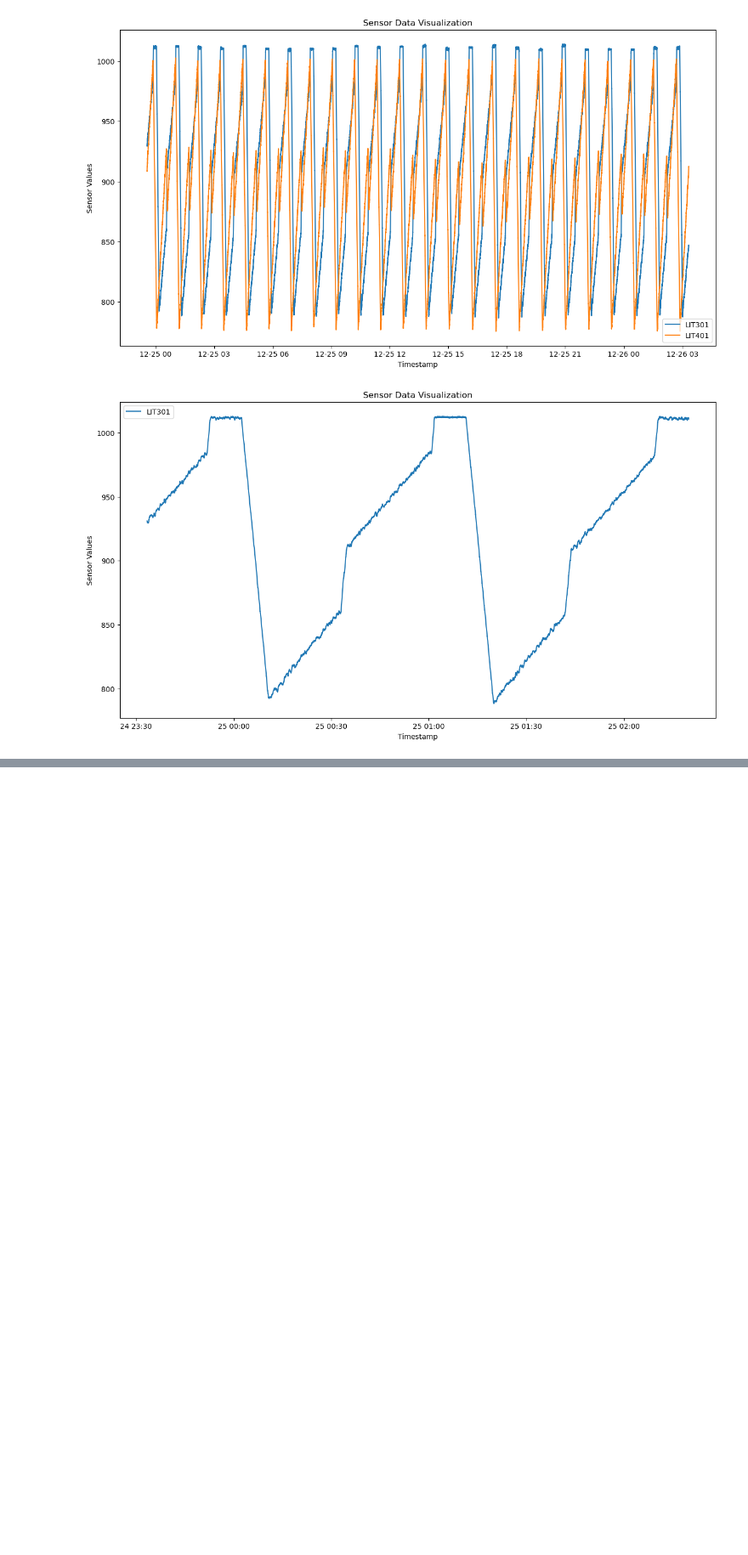
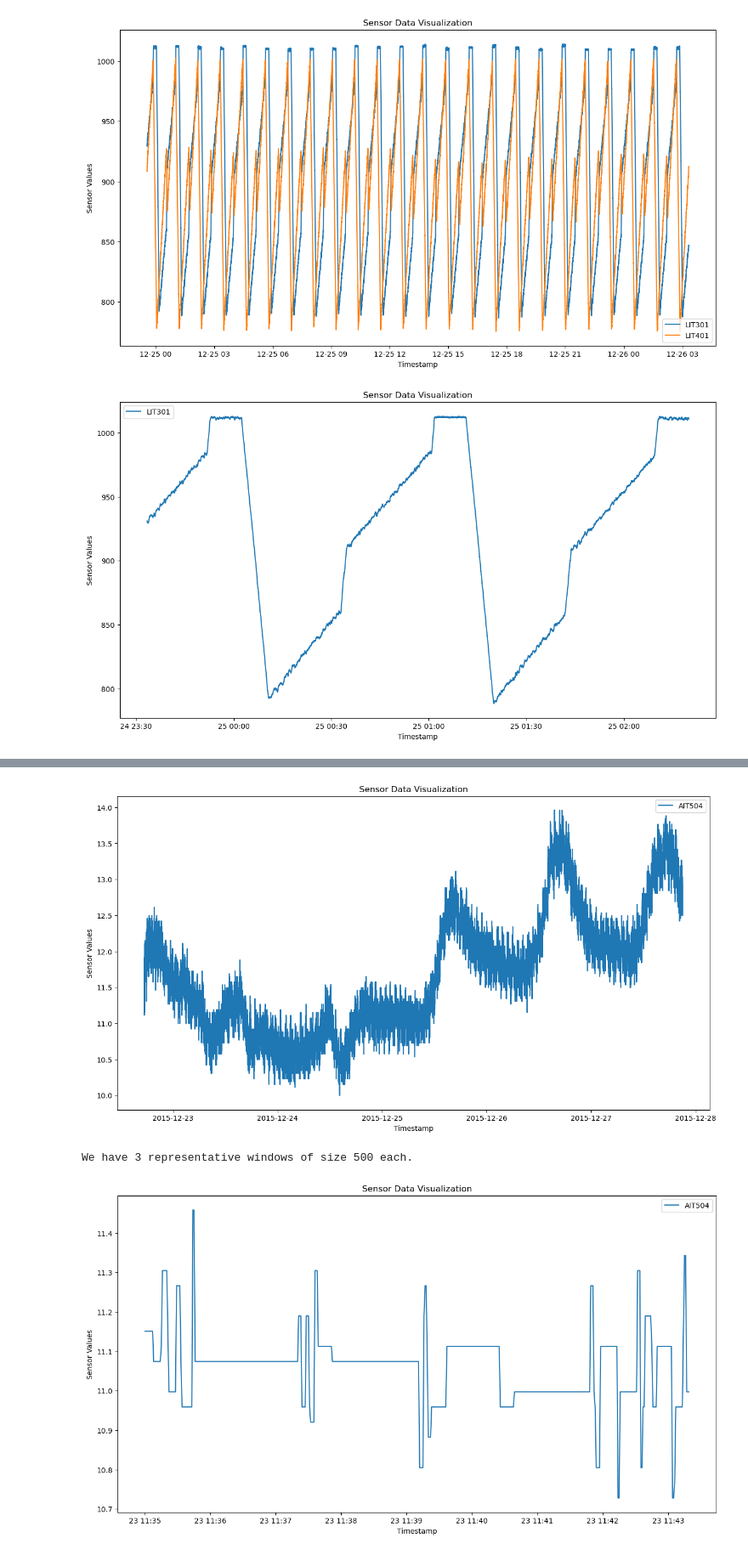
Before and after one commit to andreist3fan/vitejii-dm, a Jupyter notebook: Anomaly Detection.ipynb, the cells around one changed output, grey strips where cells are left out. Shown at 85% size. Saved outputs shown, nothing was run; the diff lists cells and outputs as text; code cells hidden in the pictures; blank space fills up the shorter version.

```diff
--- a/Anomaly Detection.ipynb
+++ b/Anomaly Detection.ipynb
@@ -199,0 +132,22 @@ ANOMALY 195000
+# %%
+# visualize sensor data
+visualize_sensor_data(train_data, window=(5000,450_000),sensors=['AIT504'])
+
+# define the representative windows
+aitTraining = train_data["AIT504"].values
+aitTest = test_data['AIT504'].values
+representative_windows = np.array([
+            aitTraining[70_500:71_000],
+           aitTraining[406_750:407_250],
+           aitTraining[121_000:121_500]
+           ])
+
+# visualize the representative windows
+print('We have 3 representative windows of size 500 each.')
+visualize_sensor_data(train_data, window=(70_500,71_000), sensors=['AIT504']) # window 1
+visualize_sensor_data(train_data, window=(406_750,407_250), sensors=['AIT504']) # window 2
+visualize_sensor_data(train_data, window=(121_000,121_500),   sensors=['AIT504']) #window 3
+# %% [output]
+[figure, added]
+We have 3 representative windows of size 500 each.
+[figure, added]
```
Also changed, not shown: parts of 14 cells of this notebook.
